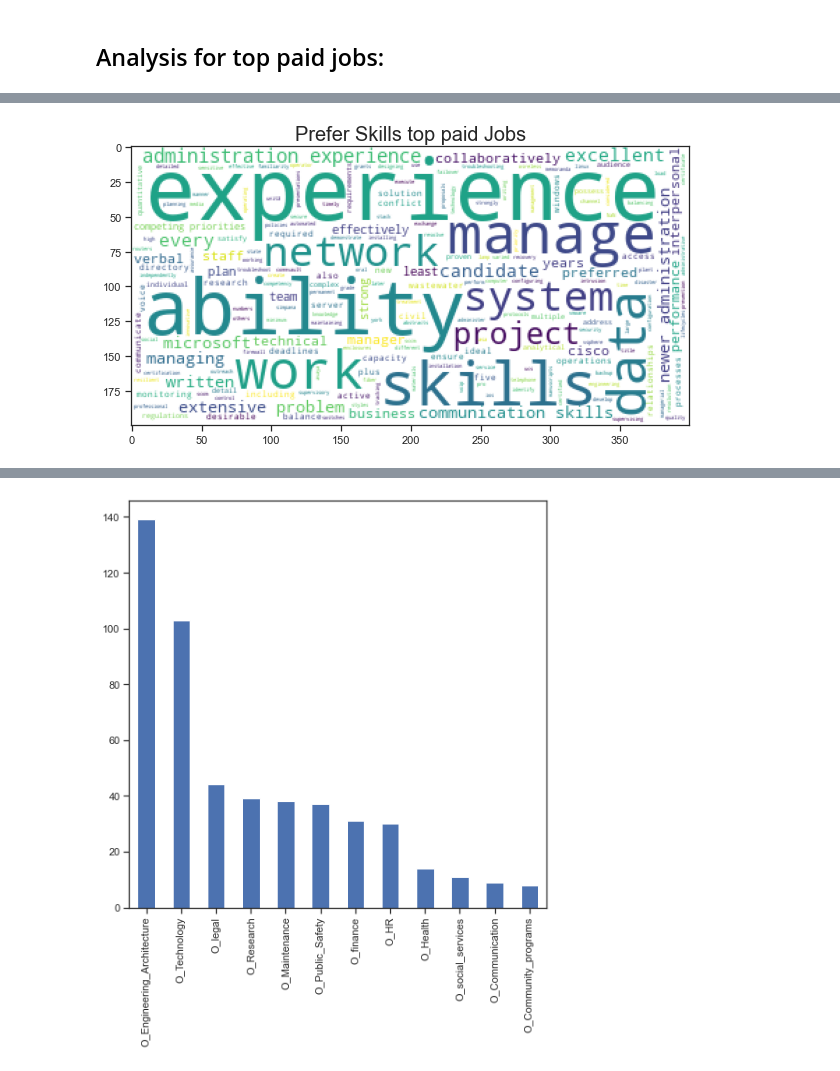
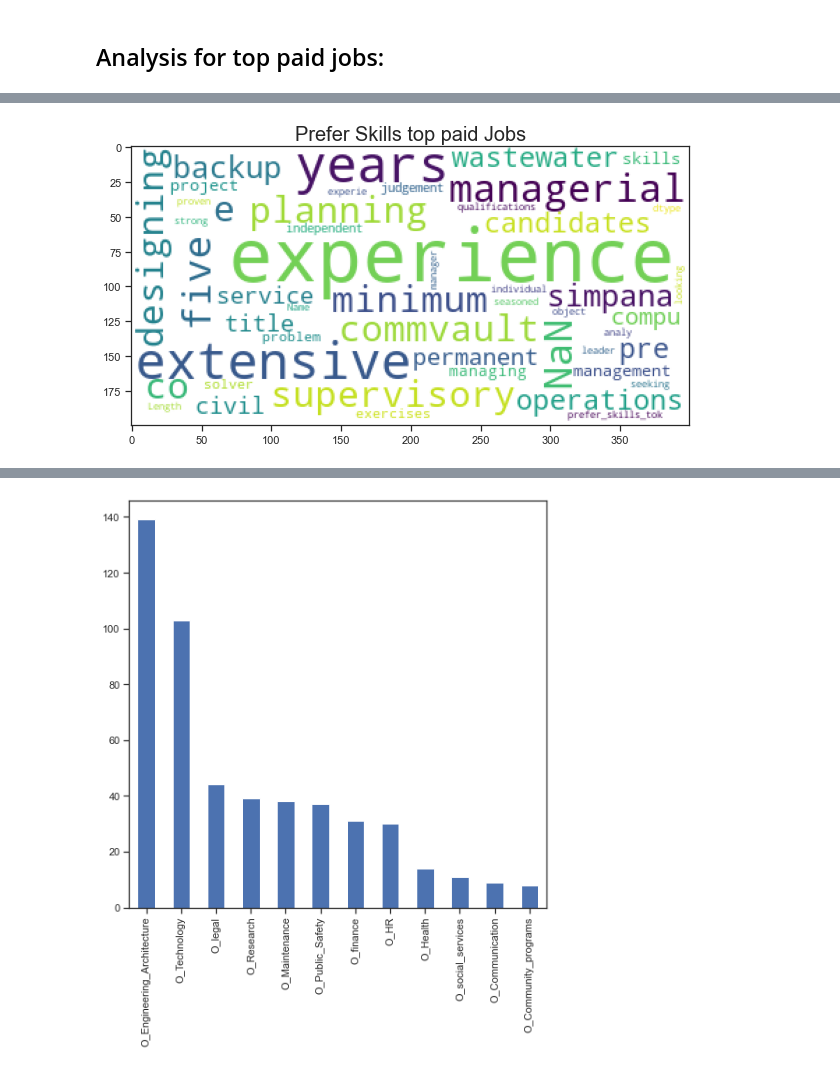
Before and after one commit to dinaAbdelrahman/New_York_Job_Analysis, a Jupyter notebook: Job_Market_Analysis.ipynb, the cells around one changed output, grey strips where cells are left out. Drawn from its saved outputs; the diff is of its cells as text; code cells hidden in the pictures.

```diff
--- a/Job_Market_Analysis.ipynb
+++ b/Job_Market_Analysis.ipynb
@@ -805,7 +791,7 @@ title = plt.title('Minimum Qualification top paid Jobs', fontsize=20)
 # %%
 plt.figure(figsize=(10,10))
-plt.imshow(wc_top_skills.generate_from_text(str(df_top_jobs['prefer_skills_tok'])))
+plt.imshow(wc_prefer_skills.generate_from_text(str(df_top_jobs['prefer_skills_tok'])))
 title = plt.title('Prefer Skills top paid Jobs', fontsize=20)
 # %% [output]
-[figure, old version]
+[figure, new version]
 # %%
```
Also changed, not shown: parts of 30 cells of this notebook.
